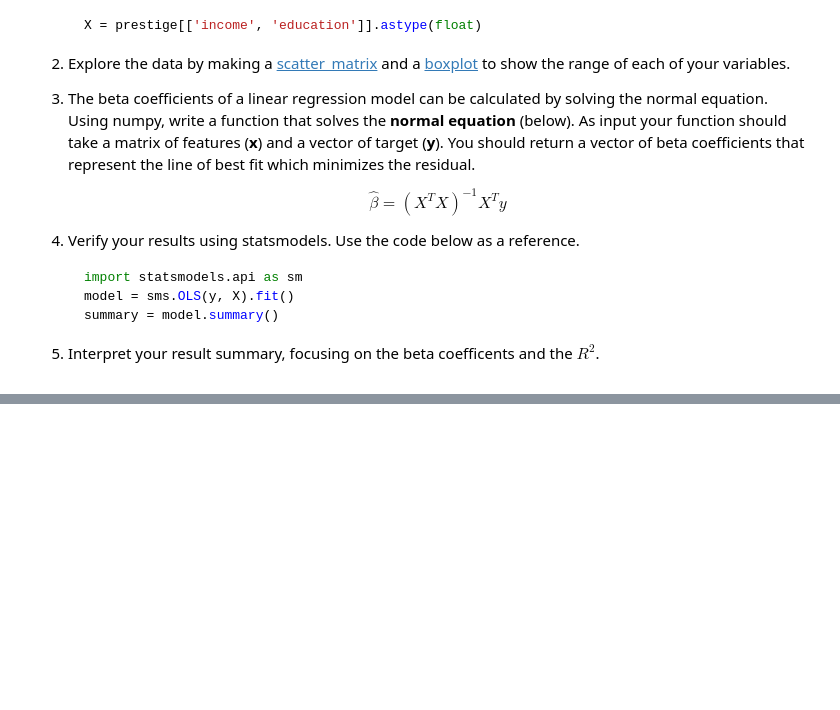
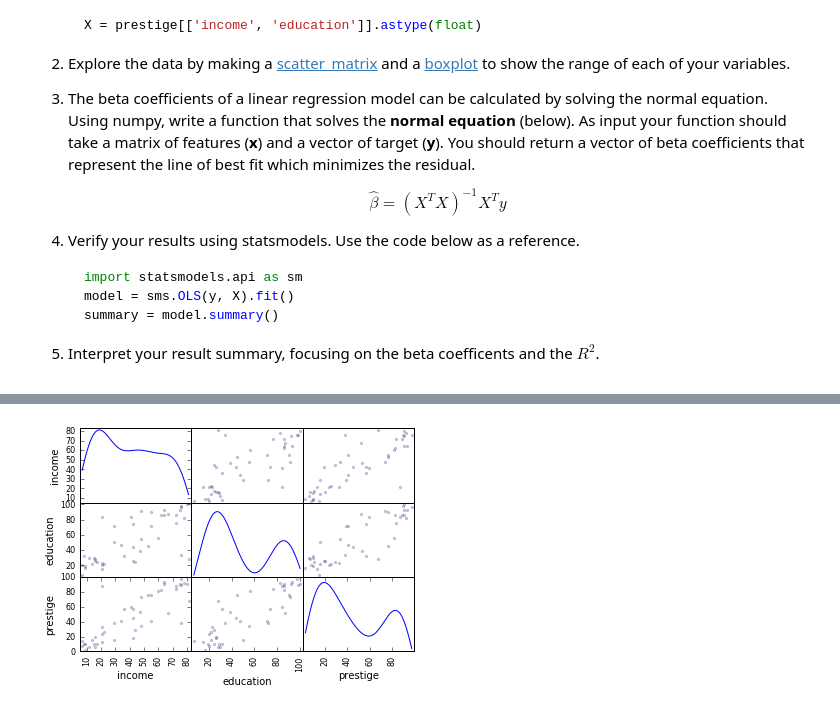
Before and after one commit to vsquared10/DSCI6002-student, a Jupyter notebook: week1/1-4_Regression/DSCI6002-1.4-Lab-Copy1.ipynb, the cells around one changed output, grey strips where cells are left out. Saved outputs shown, nothing was run; the diff lists cells and outputs as text; code cells hidden in the pictures; blank space fills up the shorter version.

````diff
--- a/week1/1-4_Regression/DSCI6002-1.4-Lab-Copy1.ipynb
+++ b/week1/1-4_Regression/DSCI6002-1.4-Lab-Copy1.ipynb
@@ -35,3 +35,9 @@ one or more independent variables (**x**). Here you will be introduced to fittin
    ```
 
 5. Interpret your result summary, focusing on the beta coefficents and the $R^2$.
+# %%
+import statsmodels.api as sm
+prestige = sm.datasets.get_rdataset("Duncan", "car", cache=True).data
+y = prestige['prestige']
+X = prestige[['income', 'education']].astype(float)
+X = sm.add_constant(X)
@@ -37,0 +58,4 @@ one or more independent variables (**x**). Here you will be introduced to fittin
+# %%
+scatter_matrix(prestige, alpha=0.2, diagonal='kde');
+# %% [output]
+[figure, added]
````
Also changed, not shown: parts of 8 cells of this notebook, 2 other files.
